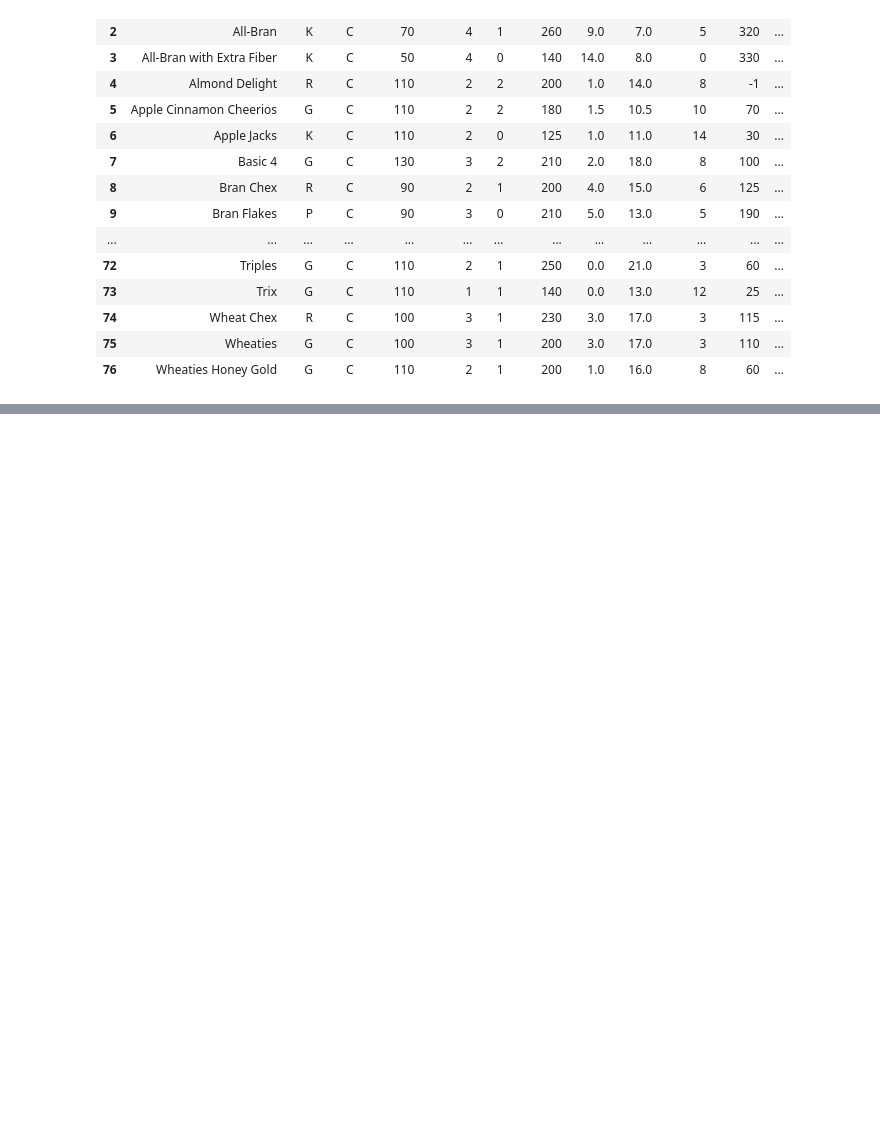
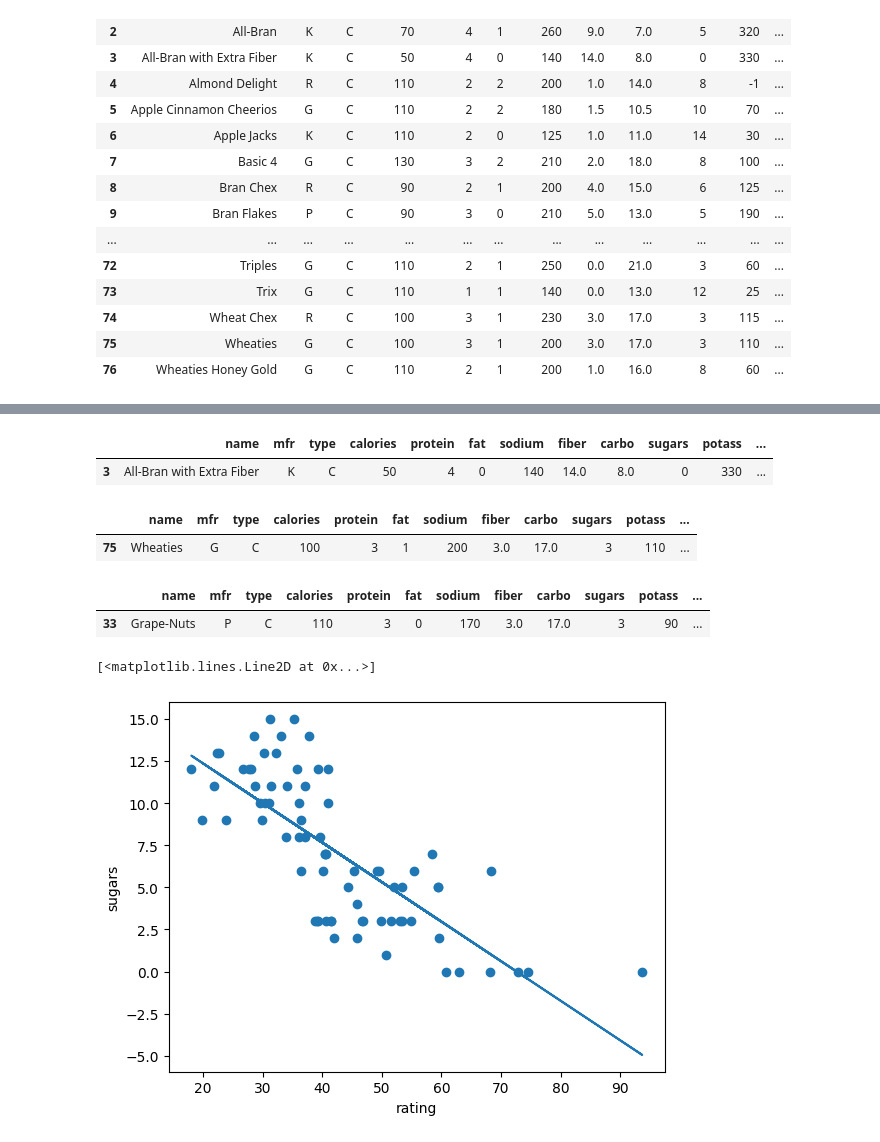
Before and after one commit to beverlydong/Getting_Started_With_Python, a Jupyter notebook: Finding-an-Interesting-Dataset-BeverlyD/main.ipynb, the cells around one changed output, grey strips where cells are left out. Cells and saved outputs as stored; diff of their text form; code cells hidden in the pictures; blank space fills up the shorter version.

```diff
--- a/Finding-an-Interesting-Dataset-BeverlyD/main.ipynb
+++ b/Finding-an-Interesting-Dataset-BeverlyD/main.ipynb
@@ -139,0 +226,39 @@ cereal_data.loc[cereal_data['sugars'] == 'rating']
+# %%
+# K highest rated cereal
+
+cereal_data.loc[cereal_data['mfr'] == 'K'].sort_values('rating', ascending = False).head(1)
+# %% [output]
+|  | name | mfr | type | calories | protein | fat | sodium | fiber | carbo | sugars | potass | ... |
+| 3 | All-Bran with Extra Fiber | K | C | 50 | 4 | 0 | 140 | 14.0 | 8.0 | 0 | 330 | ... |
+# %%
+# G highest rated cereal
+
+cereal_data.loc[cereal_data['mfr'] == 'G'].sort_values('rating', ascending = False).head(1)
+# %% [output]
+|  | name | mfr | type | calories | protein | fat | sodium | fiber | carbo | sugars | potass | ... |
+| 75 | Wheaties | G | C | 100 | 3 | 1 | 200 | 3.0 | 17.0 | 3 | 110 | ... |
+# %%
+# P highest rated cereal
+
+cereal_data.loc[cereal_data['mfr'] == 'P'].sort_values('rating', ascending = False).head(1)
+# %% [output]
+|  | name | mfr | type | calories | protein | fat | sodium | fiber | carbo | sugars | potass | ... |
+| 33 | Grape-Nuts | P | C | 110 | 3 | 0 | 170 | 3.0 | 17.0 | 3 | 90 | ... |
+# %%
+# 8. Can we predict ratings in relation to sugar?
+
+x = cereal_data['rating'].values.reshape(-1, 1)
+y= cereal_data['sugars']
+
+lr_model = LinearRegression()
+lr_model.fit(x, y)
+y_pred = lr_model.predict(x)
+
+plt.scatter(x, y)
+plt.xlabel('rating')
+plt.ylabel('sugars')
+
+plt.plot(x, y_pred)
+# %% [output]
+[<matplotlib.lines.Line2D at 0x...>]
+[figure, added]
```
Also changed, not shown: parts of 24 cells of this notebook, 1 other file.
